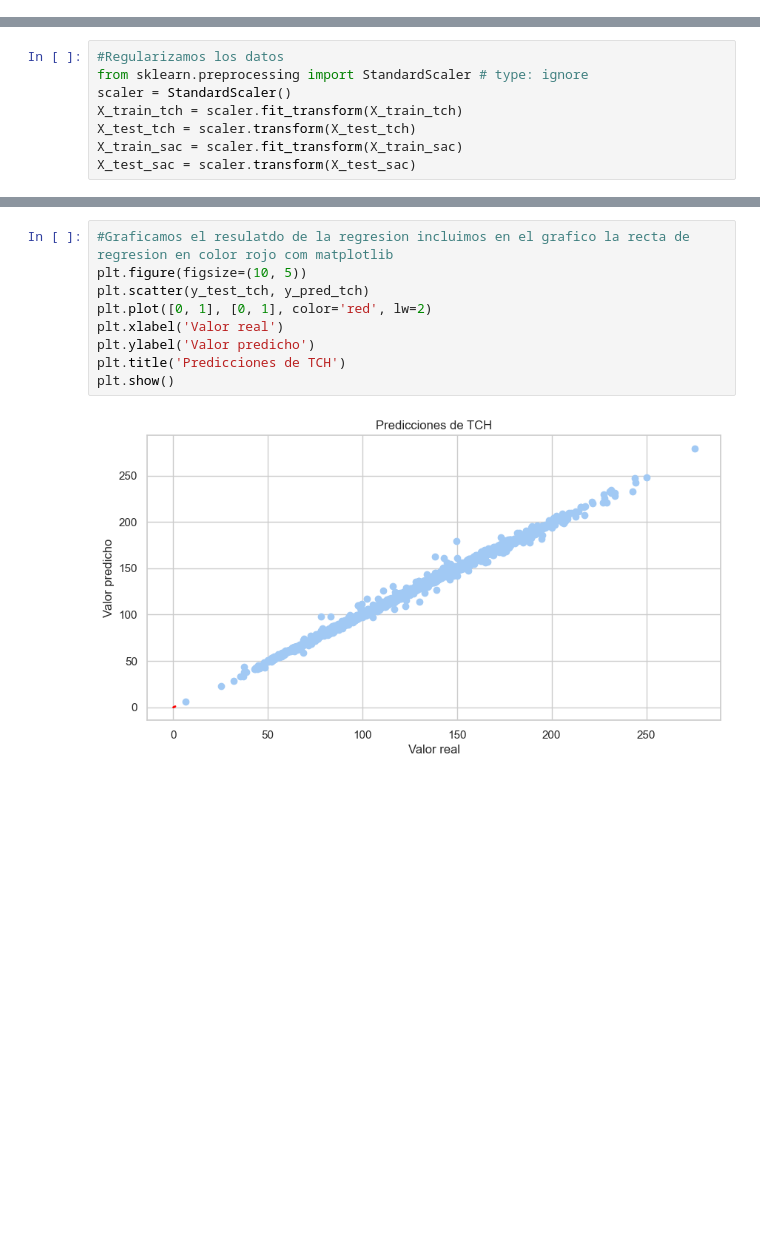
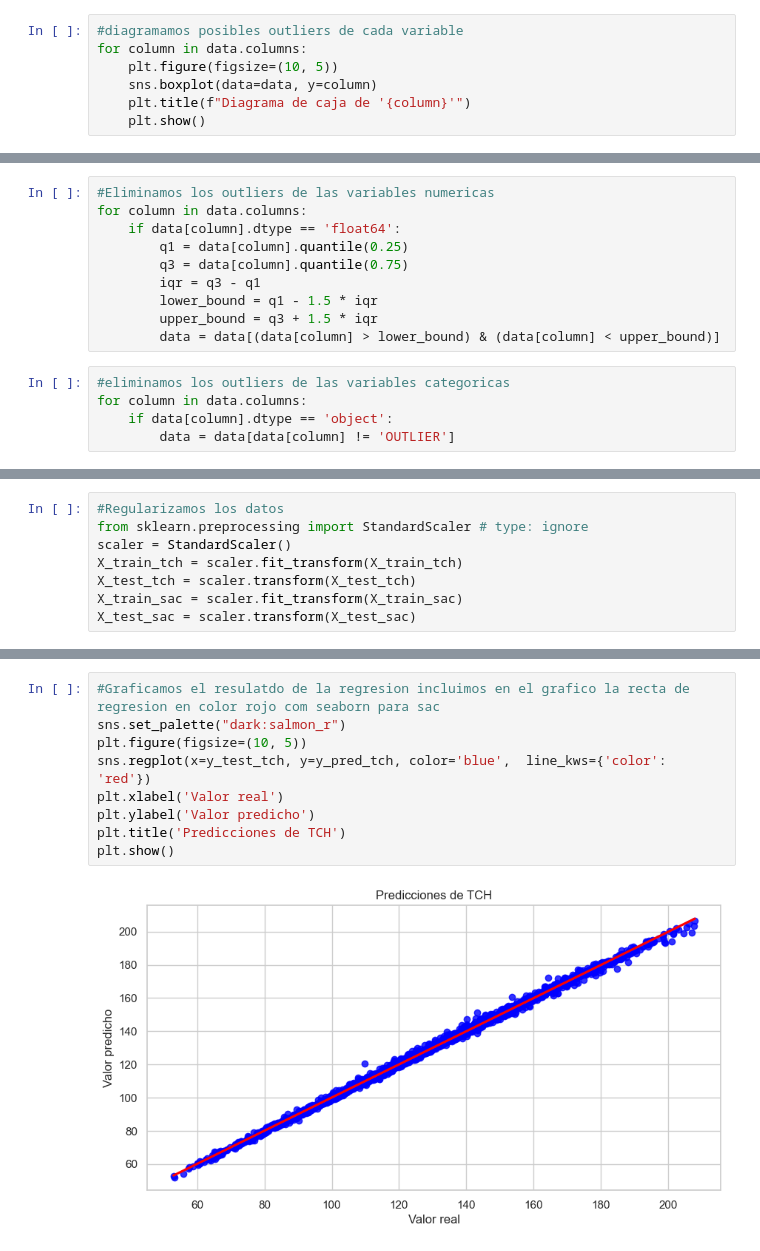
Before and after one commit to rchicangana/AprendizajeAutomaticoI, a Jupyter notebook: Parte1Regresion.ipynb, the cells around one changed output, grey strips where cells are left out. Drawn from its saved outputs; the diff is of its cells as text; blank space fills up the shorter version.

```diff
--- a/Parte1Regresion.ipynb
+++ b/Parte1Regresion.ipynb
@@ -525,0 +528,7 @@ memory usage: 3.7+ MB
+# %%
+#diagramamos posibles outliers de cada variable
+for column in data.columns:
+    plt.figure(figsize=(10, 5))
+    sns.boxplot(data=data, y=column)
+    plt.title(f"Diagrama de caja de '{column}'")
+    plt.show()
@@ -526,3 +549,18 @@ memory usage: 3.7+ MB
+# %%
+#Eliminamos los outliers de las variables numericas
+for column in data.columns:
+    if data[column].dtype == 'float64':
+        q1 = data[column].quantile(0.25)
+        q3 = data[column].quantile(0.75)
+        iqr = q3 - q1
+        lower_bound = q1 - 1.5 * iqr
+        upper_bound = q3 + 1.5 * iqr
+        data = data[(data[column] > lower_bound) & (data[column] < upper_bound)]
+# %%
+#eliminamos los outliers de las variables categoricas
+for column in data.columns:
+    if data[column].dtype == 'object':
+        data = data[data[column] != 'OUTLIER']
 # %%
 #dividimos el dataset en dos, uno para TCHE y otro para %Sac.Caña
 X_tch = data.drop(columns=['TCH'])
@@ -681,14 +758,14 @@ Coeficiente de determinación R2 para %Sac.Caña usando SGD: 0.9948738631389964
 # %%
-#Graficamos el resulatdo de la regresion incluimos en el grafico la recta de regresion en color rojo com matplotlib
+#Graficamos el resulatdo de la regresion incluimos en el grafico la recta de regresion en color rojo com seaborn para sac
+sns.set_palette("dark:salmon_r")
 plt.figure(figsize=(10, 5))
-plt.scatter(y_test_tch, y_pred_tch)
-plt.plot([0, 1], [0, 1], color='red', lw=2)
+sns.regplot(x=y_test_tch, y=y_pred_tch, color='blue',  line_kws={'color': 'red'})
 plt.xlabel('Valor real')
 plt.ylabel('Valor predicho')
 plt.title('Predicciones de TCH')
 plt.show()
 # %% [output]
-[figure, old version]
+[figure, new version]
 # %%
 from sklearn.model_selection import cross_val_score
 
```
Also changed, not shown: parts of 13 cells of this notebook.
